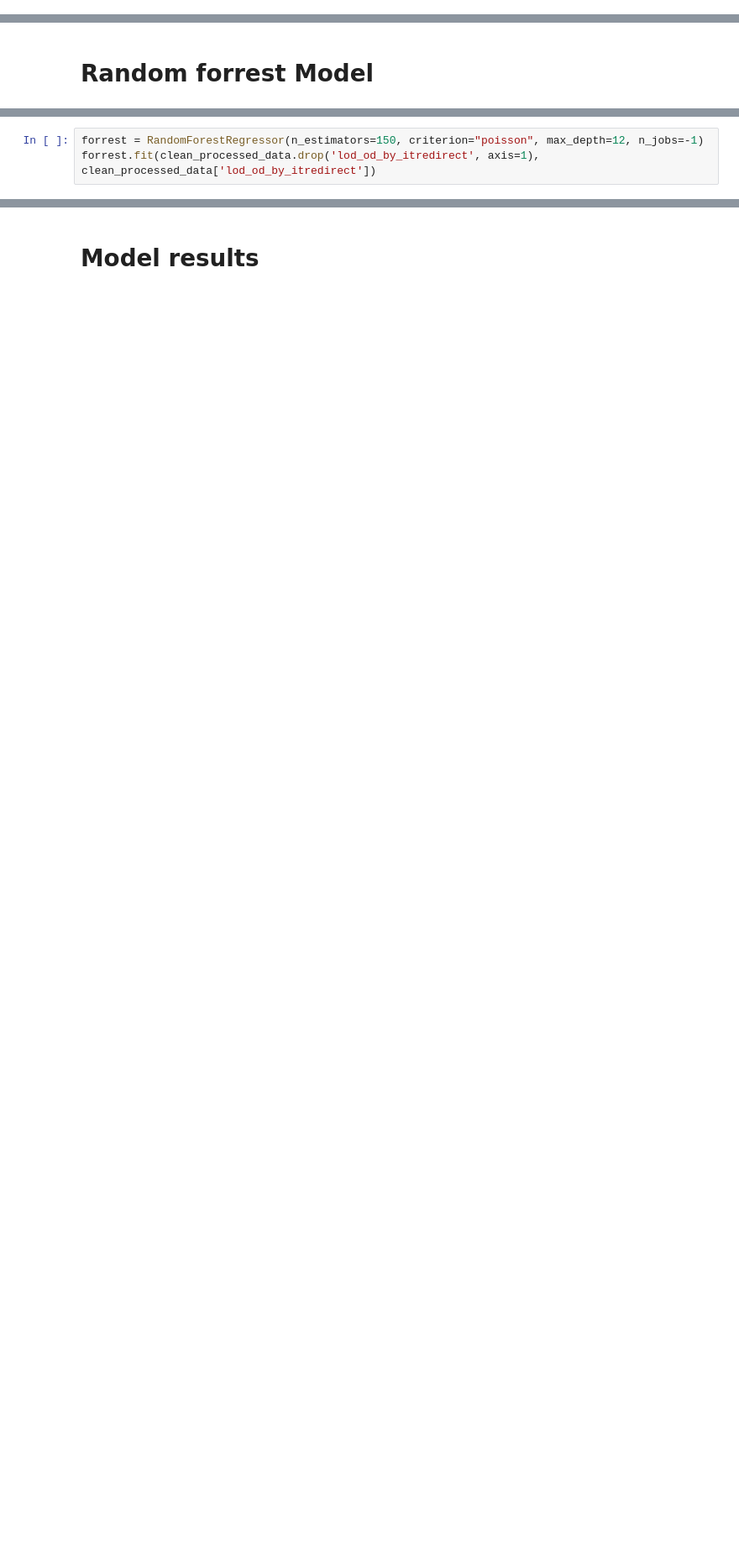
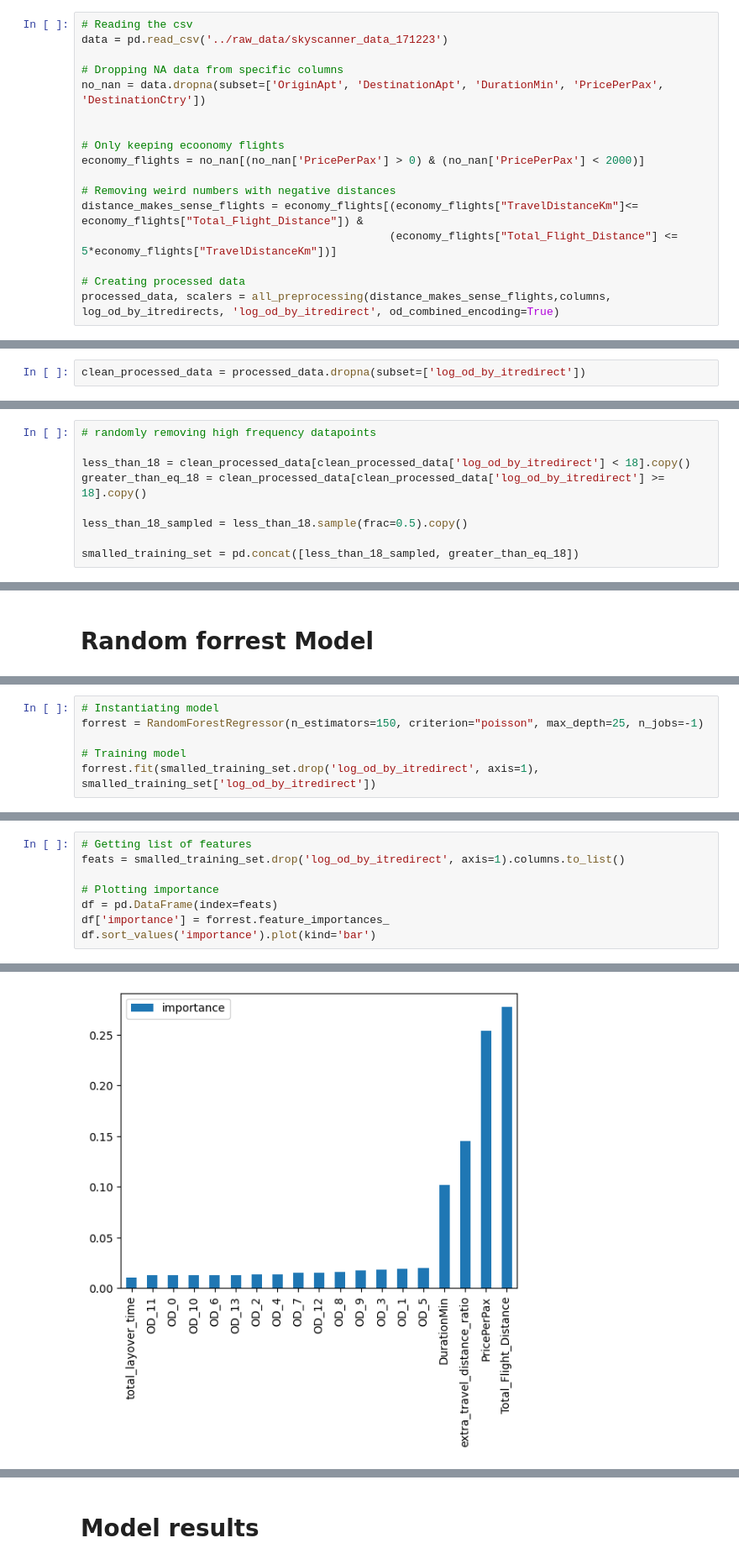
Before and after one commit to LaGenace/OptiFlyAi, a Jupyter notebook: Notebooks/ant_model_iterations.ipynb, the cells around one changed output, grey strips where cells are left out. Shown: that part at 84% size. Drawn from its saved outputs; the diff is of its cells as text; blank space fills up the shorter version.

```diff
--- a/Notebooks/ant_model_iterations.ipynb
+++ b/Notebooks/ant_model_iterations.ipynb
@@ -212,0 +22,17 @@ def log_od_by_itredirects(data):
+# %%
+# Reading the csv
+data = pd.read_csv('../raw_data/skyscanner_data_171223')
+
+# Dropping NA data from specific columns
+no_nan = data.dropna(subset=['OriginApt', 'DestinationApt', 'DurationMin', 'PricePerPax', 'DestinationCtry'])
+
+
+# Only keeping ecoonomy flights
+economy_flights = no_nan[(no_nan['PricePerPax'] > 0) & (no_nan['PricePerPax'] < 2000)]
+
+# Removing weird numbers with negative distances
+distance_makes_sense_flights = economy_flights[(economy_flights["TravelDistanceKm"]<= economy_flights["Total_Flight_Distance"]) &
+                                               (economy_flights["Total_Flight_Distance"] <= 5*economy_flights["TravelDistanceKm"])]
+
+# Creating processed data
+processed_data, scalers = all_preprocessing(distance_makes_sense_flights,columns, log_od_by_itredirects, 'log_od_by_itredirect', od_combined_encoding=True)
@@ -212,0 +57,2 @@ def log_od_by_itredirects(data):
+# %%
+clean_processed_data = processed_data.dropna(subset=['log_od_by_itredirect'])
@@ -212,0 +62,9 @@ def log_od_by_itredirects(data):
+# %%
+# randomly removing high frequency datapoints
+
+less_than_18 = clean_processed_data[clean_processed_data['log_od_by_itredirect'] < 18].copy()
+greater_than_eq_18 = clean_processed_data[clean_processed_data['log_od_by_itredirect'] >= 18].copy()
+
+less_than_18_sampled = less_than_18.sample(frac=0.5).copy()
+
+smalled_training_set = pd.concat([less_than_18_sampled, greater_than_eq_18])
@@ -514,6 +332,9 @@ def evaluate_model(data, model):
 
     return metrics
 # %%
-forrest = RandomForestRegressor(n_estimators=150, criterion="poisson", max_depth=12, n_jobs=-1)
-forrest.fit(clean_processed_data.drop('lod_od_by_itredirect', axis=1), clean_processed_data['lod_od_by_itredirect'])
+# Instantiating model
+forrest = RandomForestRegressor(n_estimators=150, criterion="poisson", max_depth=25, n_jobs=-1)
+
+# Training model
+forrest.fit(smalled_training_set.drop('log_od_by_itredirect', axis=1), smalled_training_set['log_od_by_itredirect'])
 # %% [output]
@@ -544,0 +345,9 @@ Index(['TravelDistanceKm', 'DurationMin', 'Total_Flight_Distance',
+# %%
+# Getting list of features
+feats = smalled_training_set.drop('log_od_by_itredirect', axis=1).columns.to_list()
+
+# Plotting importance
+df = pd.DataFrame(index=feats)
+df['importance'] = forrest.feature_importances_
+df.sort_values('importance').plot(kind='bar')
+# %% [output]
@@ -545,3 +355,4 @@ Index(['TravelDistanceKm', 'DurationMin', 'Total_Flight_Distance',
+[figure, added]
 # %%
 evaluate_model(dohop_dropped_na, forrest)
 # %% [output]
```
Also changed, not shown: parts of 36 cells of this notebook.
